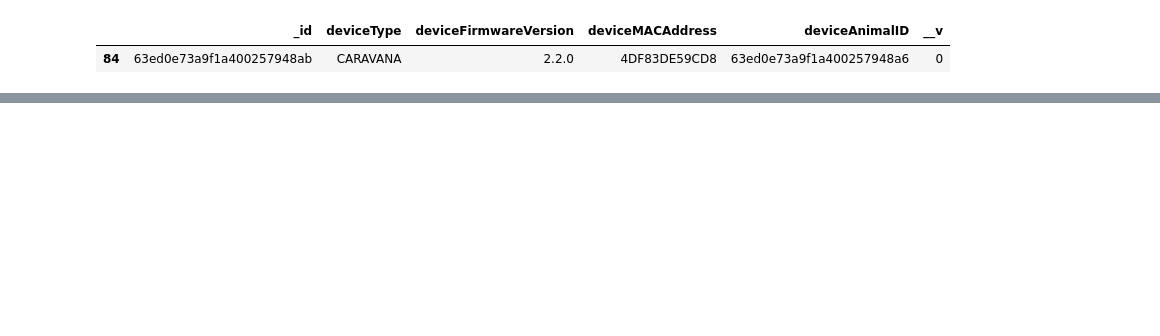
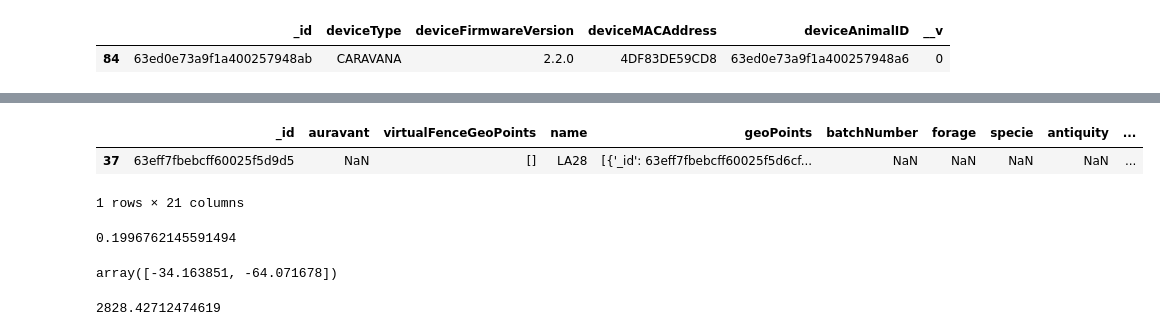
Before and after one commit to Arii95/PF_Henry, a Jupyter notebook: datos_simples_basto.ipynb, the cells around one changed output, grey strips where cells are left out. Cells and saved outputs as stored; diff of their text form; code cells hidden in the pictures; blank space fills up the shorter version.

```diff
--- a/datos_simples_basto.ipynb
+++ b/datos_simples_basto.ipynb
@@ -71,0 +140,6 @@ df_devis[df_devis.deviceMACAddress=='4DF83DE59CD8']
+# %%
+df_plot[df_plot._id=='63eff7fbebcff60025f5d9d5']
+# %% [output]
+|  | _id | auravant | virtualFenceGeoPoints | name | geoPoints | batchNumber | forage | specie | antiquity | ... |
+| 37 | 63eff7fbebcff60025f5d9d5 | NaN | [] | LA28 | [{'_id': 63eff7fbebcff60025f5d6cf... | NaN | NaN | NaN | NaN | ... |
+1 rows × 21 columns
@@ -71,0 +148,15 @@ df_devis[df_devis.deviceMACAddress=='4DF83DE59CD8']
+# %%
+from geopy.distance import geodesic
+from geopy import Point
+
+cordena1=tuple(x[['latitud','longitud']].values[0])
+cordena2= tuple(x[['latitud_c',	'longitud_c']].values[0])
+
+dista_km= geodesic(cordena1,cordena2).km
+dista_km
+# %% [output]
+0.1996762145591494
+# %%
+x[['latitud','longitud']].values[0]
+# %% [output]
+array([-34.163851, -64.071678])
@@ -71,0 +170,5 @@ df_devis[df_devis.deviceMACAddress=='4DF83DE59CD8']
+# %%
+c= perimetro_aprox(5000.00)
+c
+# %% [output]
+2828.42712474619
```
Also changed, not shown: parts of 12 cells of this notebook, 3 other files.
